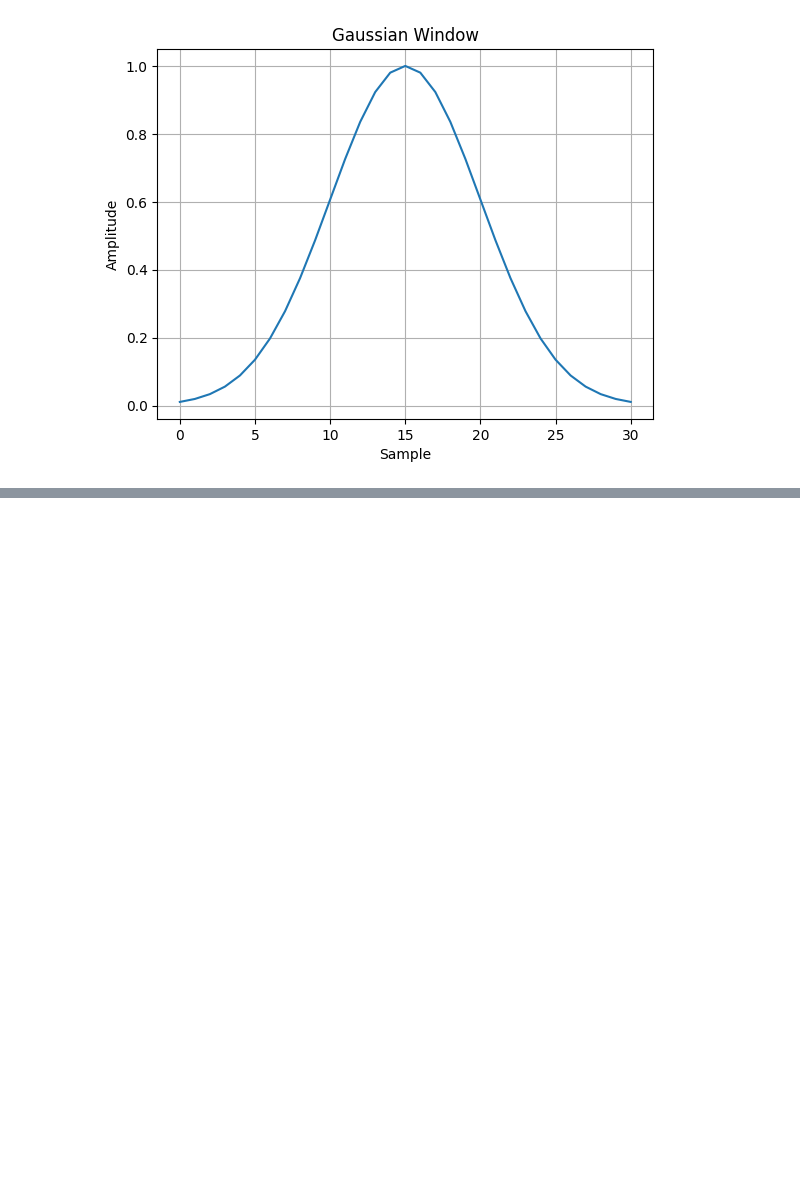
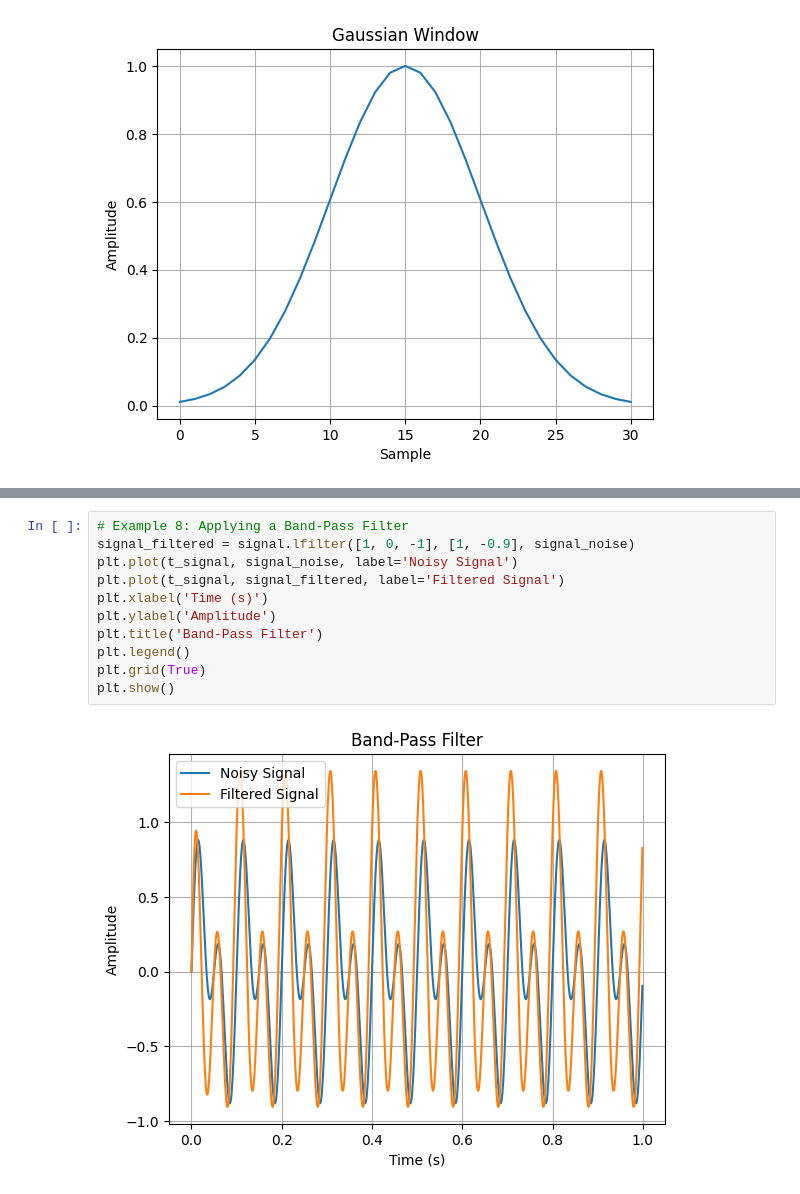
Before and after one commit to rvigneshwaran/datascience-implementations, a Jupyter notebook: 01-data-science-fundamentals/05-scipy-demonstration/08-signal-processing-scipy.ipynb, the cells around one changed output, grey strips where cells are left out. Cells and saved outputs as stored; diff of their text form; blank space fills up the shorter version.

```diff
--- a/01-data-science-fundamentals/05-scipy-demonstration/08-signal-processing-scipy.ipynb
+++ b/01-data-science-fundamentals/05-scipy-demonstration/08-signal-processing-scipy.ipynb
@@ -63,0 +92,13 @@ plt.show()
+# %%
+# Example 8: Applying a Band-Pass Filter
+signal_filtered = signal.lfilter([1, 0, -1], [1, -0.9], signal_noise)
+plt.plot(t_signal, signal_noise, label='Noisy Signal')
+plt.plot(t_signal, signal_filtered, label='Filtered Signal')
+plt.xlabel('Time (s)')
+plt.ylabel('Amplitude')
+plt.title('Band-Pass Filter')
+plt.legend()
+plt.grid(True)
+plt.show()
+# %% [output]
+[figure, added]
```
Also changed, not shown: parts of 2 cells of this notebook.
